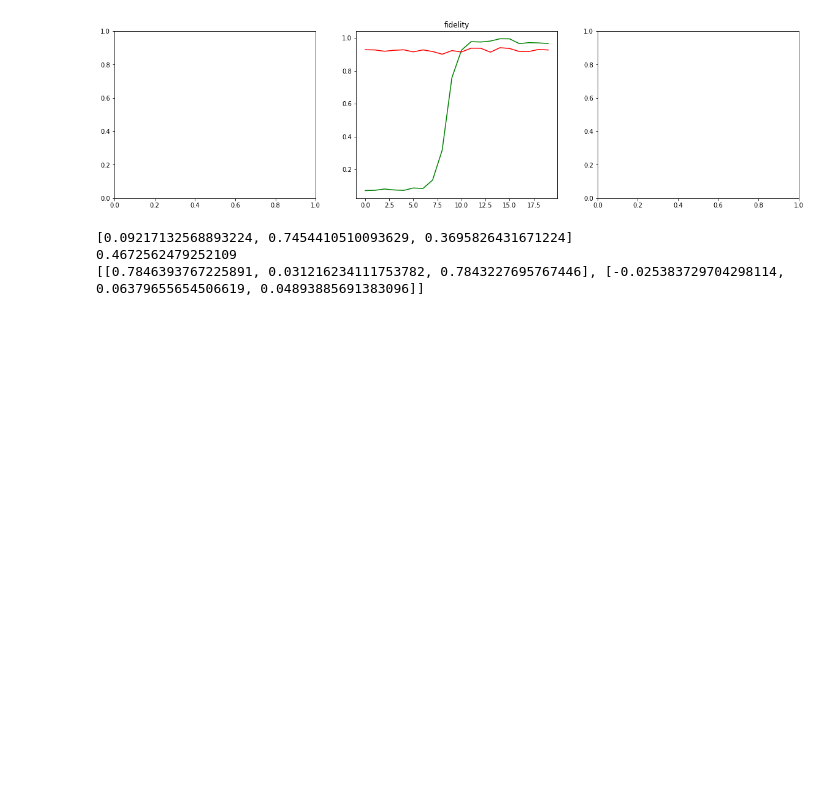
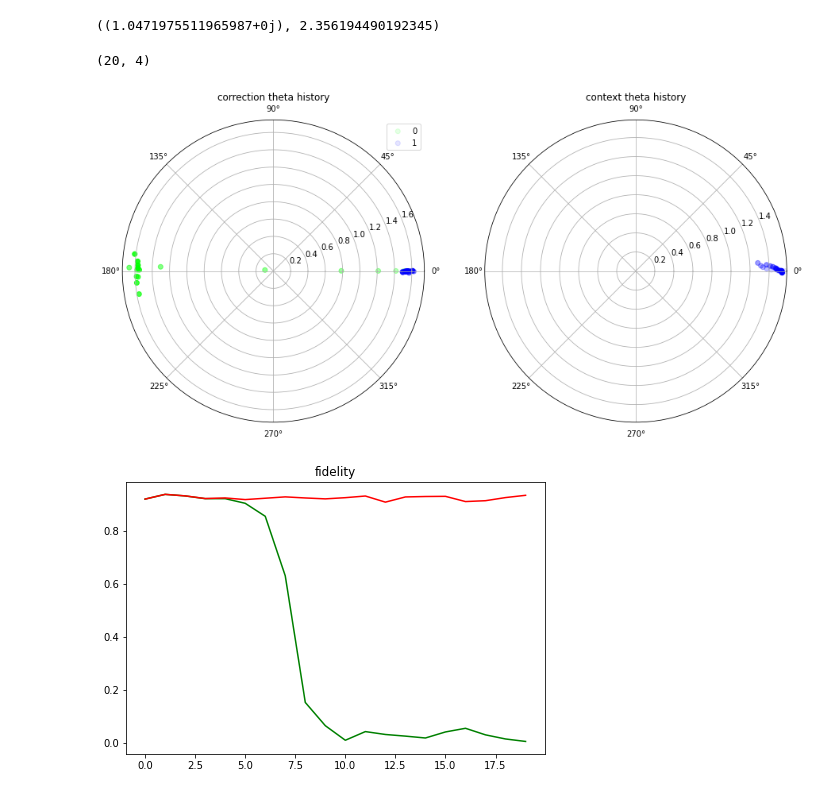
Before and after one commit to farice/SpectatorQubits, a Jupyter notebook: MAB-continuous-analytic-arbitrary-axis.ipynb, the cells around one changed output. Saved outputs shown, nothing was run; the diff lists cells and outputs as text; code cells hidden in the pictures; blank space fills up the shorter version.

Commit message:
polar plots

```diff
--- a/MAB-continuous-analytic-arbitrary-axis.ipynb
+++ b/MAB-continuous-analytic-arbitrary-axis.ipynb
@@ -22,16 +22,3 @@ from qutip.qip.operations import rz
 %matplotlib inline
 %load_ext autoreload
 %autoreload 2
-# %%
-def plot(axs, frame_idx, losses, sigma, mu, elapsed_time, contextual_bias=None, rewards=None):
-    if rewards:
-        axs[0].set_title('frame %s. reward: %s. time: %s' % (frame_idx, np.mean(rewards[-10:]), elapsed_time))
-        axs[0].plot(rewards)
-    if losses and sigma:
-        axs[1].set_title('fidelity')
-        axs[1].plot(losses, 'g')
-        axs[1].plot(sigma, 'r')
-    if contextual_bias:
-        axs[2].set_title('contextual_bias')
-        axs[2].plot(contextual_bias)
-        axs[2].axhline(y=mu, color='g', linestyle='-')
@@ -179,3 +220,12 @@ from qutip import basis
+# %%
+g1 = 1j * np.pi / 4 * sigmay()
+g2 = 1j * np.pi / 8 * sigmax()
+g3 = 1j * np.pi / 3 * sigmay()
+
+gate = (g3.expm() * g2.expm() * g1.expm()).dag()
+print(extract_theta_phi(gate))
+# %% [output]
+((1.0471975511965987+0j), 2.356194490192345)
 # %%
 start = timer()
 
@@ -193,54 +243,58 @@ UPDATE_ERROR_SAMPLES_FRAMES = M // BATCH_SIZE
 observation = env.reset()
 print(observation.shape)
 
+correction_2d_repr = {}
+context_2d_repr = []
+
 for frame_idx in range(1, MAX_FRAMES + 1):
     actions = md.get_actions(observation)
     prev_batch = env.error_samples_batch
     prev_observation = observation
     observation, feedback, done, info = env.step(actions)
     context_feedback, correction_feedback = feedback
     observation = None if done else observation
+
 
     # generally, in RL we would consider r(s | s', a)
     # given a state transition s' -> s due to action a
     # for now, we are only interested in r(s', a)
     md.update(context_feedback, correction_feedback, prev_observation)
 
     for x, y in info:
         episode_fidelity.append(x)
         control_fidelity.append(y)
 
     if UPDATE_ERROR_SAMPLES_FRAMES:
         new_error_samples = np.random.normal(MU, SIGMA, M)
         env.set_error_samples(new_error_samples)
 
+
+    context_2d_repr.append(extract_theta_phi(env._get_correction(md.context_theta)))
+    for idx, c in enumerate(md.contexts):
+        if idx in correction_2d_repr.keys():
+            correction_2d_repr[idx].append(extract_theta_phi(env._get_correction(c.correction_theta)))
+        else:
+            correction_2d_repr[idx] = [extract_theta_phi(env._get_correction(c.correction_theta))]
+
     if done:
-        md.save_fidelity(1 - np.mean(episode_fidelity))
+        md.save_fidelity(np.mean(episode_fidelity))
         md.save_control_fidelity(np.mean(control_fidelity))
         episode_fidelity = []
         control_fidelity = []
 
         observation = env.reset()
 
         clear_output(True)
-        fig, axs = plt.subplots(1, 3, figsize=(20,5))
-        plot(axs, frame_idx, md.fidelity, md.control_fidelity, -MU,
-            timedelta(seconds=int(timer()-start)))
+        fig, axs = plt.subplots(1, 2, figsize=(15,10),subplot_kw=dict(polar=True))
+        _, ax = plt.subplots(1, 1, figsize=(7.5,5))
+
+        plot(np.concatenate((axs, [ax])), frame_idx, md.fidelity, md.control_fidelity, -MU,
+            timedelta(seconds=int(timer()-start)),
+            context_theta_history=context_2d_repr, correction_theta_history=correction_2d_repr)
         plt.show()
 
-        print(md.context_theta)
-        g1 = 1j * md.context_theta[0] * sigmay()
-        g2 = 1j * md.context_theta[1] * sigmax()
-        g3 = 1j * md.context_theta[2] * sigmay()
-        print(
-            np.abs(((g3.expm() * g2.expm() * g1.expm()).dag() * sigmax() * basis(2, 0)).overlap(sigmay() * basis(2, 0))) ** 2
-        )
-
-        print([c.correction_theta for c in md.contexts])
-
 env.close()
 # %% [output]
+(20, 4)
-[figure, old version]
+[figure, new version]
-[0.09217132568893224, 0.7454410510093629, 0.3695826431671224]
-0.4672562479252109
-[[0.7846393767225891, 0.031216234111753782, 0.7843227695767446], [-0.025383729704298114, 0.06379655654506619, 0.04893885691383096]]
+[figure, added]
```
Also changed, not shown: parts of 3 cells of this notebook, 1 other file.
